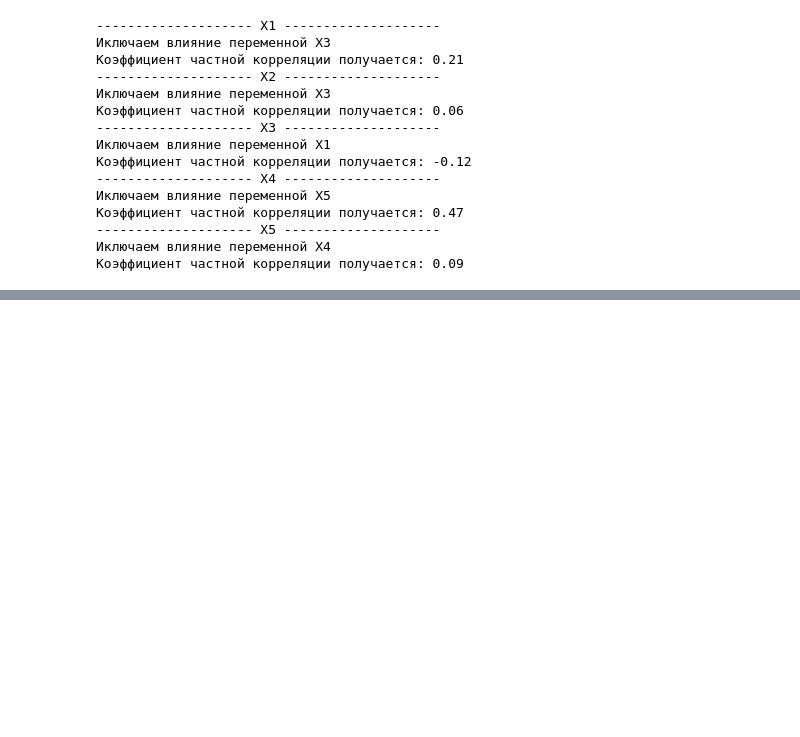
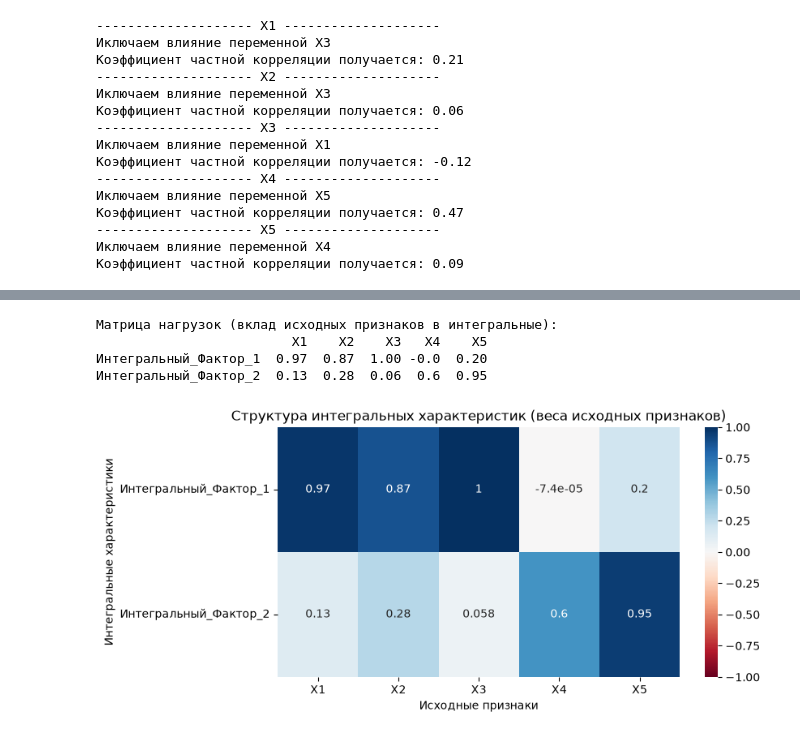
Before and after one commit to VValer0n/econometrics-msa-projects, a Jupyter notebook: MSA/MSA_pratice_1-2.ipynb, the cells around one changed output, grey strips where cells are left out. Saved outputs shown, nothing was run; the diff lists cells and outputs as text; code cells hidden in the pictures; blank space fills up the shorter version.

Commit message:
Добавлен модели извелечения признаков и факторные интегральные характеристики

```diff
--- a/MSA/MSA_pratice_1-2.ipynb
+++ b/MSA/MSA_pratice_1-2.ipynb
@@ -6,7 +6,7 @@ import numpy as np
 import matplotlib.pyplot as plt
 import scipy as sc
 # %%
-df = pd.read_csv('urozhaynost_usl_own_varince.csv')
+df = pd.read_csv('urozhaynost_usl_own_variance.csv')
 # %%
 df.info()
 # %% [output]
@@ -293,0 +371,42 @@ Notes:
+# %%
+#Факторный анализ
+from sklearn.decomposition import FactorAnalysis
+from sklearn.preprocessing import StandardScaler
+
+# 1. Масштабируем данные (обязательно для интегральных оценок)
+X_features = df.drop('Y', axis=1)
+scaler = StandardScaler()
+df_scaled = scaler.fit_transform(X_features)
+
+# 2. Извлекаем 2 интегральные характеристики с вращением 'varimax'
+# Варимакс делает интегральные факторы максимально разделимыми и понятными
+fa = FactorAnalysis(n_components=2, rotation='varimax', random_state=42)
+integral_features = fa.fit_transform(df_scaled)
+
+# Переводим извлеченные характеристики в красивый DataFrame
+df_integral = pd.DataFrame(
+    integral_features,
+    columns=['Интегральный_Фактор_1', 'Интегральный_Фактор_2']
+)
+
+loadings = pd.DataFrame(
+    fa.components_,
+    columns=X_features.columns,
+    index=['Интегральный_Фактор_1', 'Интегральный_Фактор_2']
+)
+
+print("Матрица нагрузок (вклад исходных признаков в интегральные):")
+print(loadings.round(2))
+print()
+plt.figure(figsize=(8, 4))
+sns.heatmap(loadings, annot=True, cmap='RdBu', vmin=-1, vmax=1, center=0)
+plt.title('Структура интегральных характеристик (веса исходных признаков)')
+plt.ylabel('Интегральные характеристики')
+plt.xlabel('Исходные признаки')
+plt.show()
+# %% [output]
+Матрица нагрузок (вклад исходных признаков в интегральные):
+                         X1    X2    X3   X4    X5
+Интегральный_Фактор_1  0.97  0.87  1.00 -0.0  0.20
+Интегральный_Фактор_2  0.13  0.28  0.06  0.6  0.95
+[figure, added]
```
Also changed, not shown: parts of 5 cells of this notebook.
